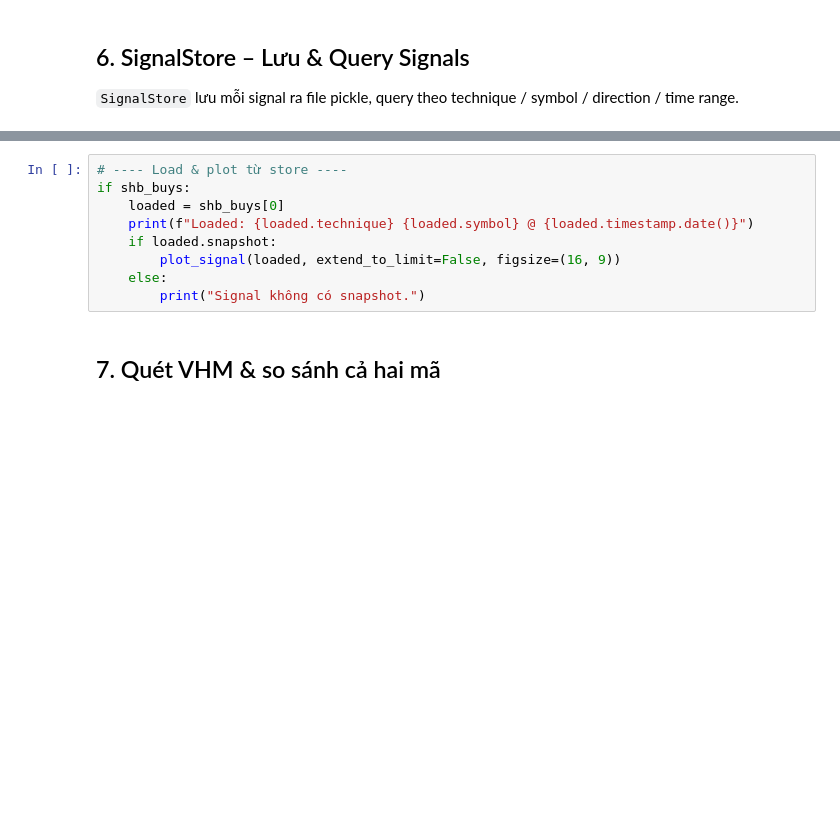
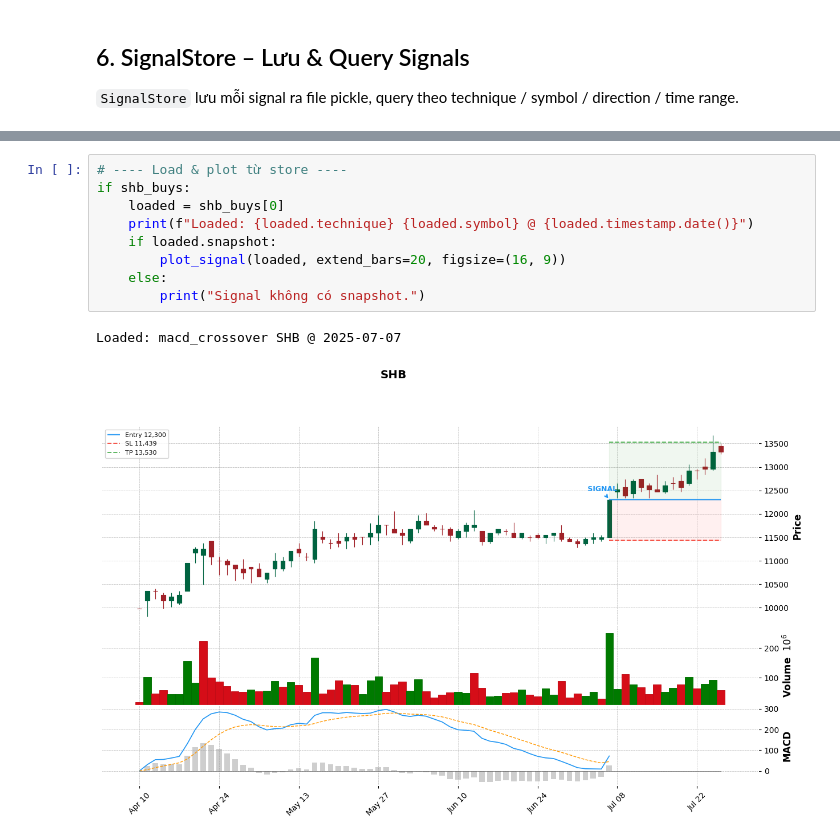
Before and after one commit to hailong103207/vnstock-forecast, a Jupyter notebook: notebooks/guide/analysis_bot_tutorial.ipynb, the cells around one changed output, grey strips where cells are left out. Drawn from its saved outputs; the diff is of its cells as text; blank space fills up the shorter version.

```diff
--- a/notebooks/guide/analysis_bot_tutorial.ipynb
+++ b/notebooks/guide/analysis_bot_tutorial.ipynb
@@ -278,11 +371,12 @@ print(f"Query macd_crossover → {len(macd_sigs)} kết quả")
 # %%
 # ---- Load & plot từ store ----
 if shb_buys:
     loaded = shb_buys[0]
     print(f"Loaded: {loaded.technique} {loaded.symbol} @ {loaded.timestamp.date()}")
     if loaded.snapshot:
-        plot_signal(loaded, extend_to_limit=False, figsize=(16, 9))
+        plot_signal(loaded, extend_bars=20, figsize=(16, 9))
     else:
         print("Signal không có snapshot.")
+# %% [output]
+Loaded: macd_crossover SHB @ 2025-07-07
+[figure, added]
-# %% [markdown]
-## 7. Quét VHM & so sánh cả hai mã
```
Also changed, not shown: parts of 8 cells of this notebook, 4 other files.
